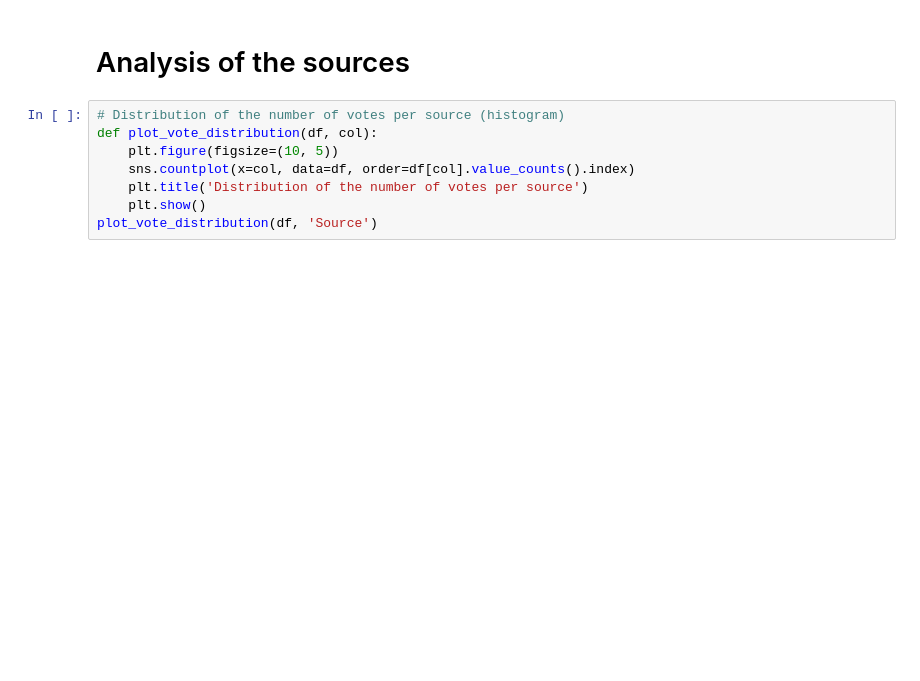
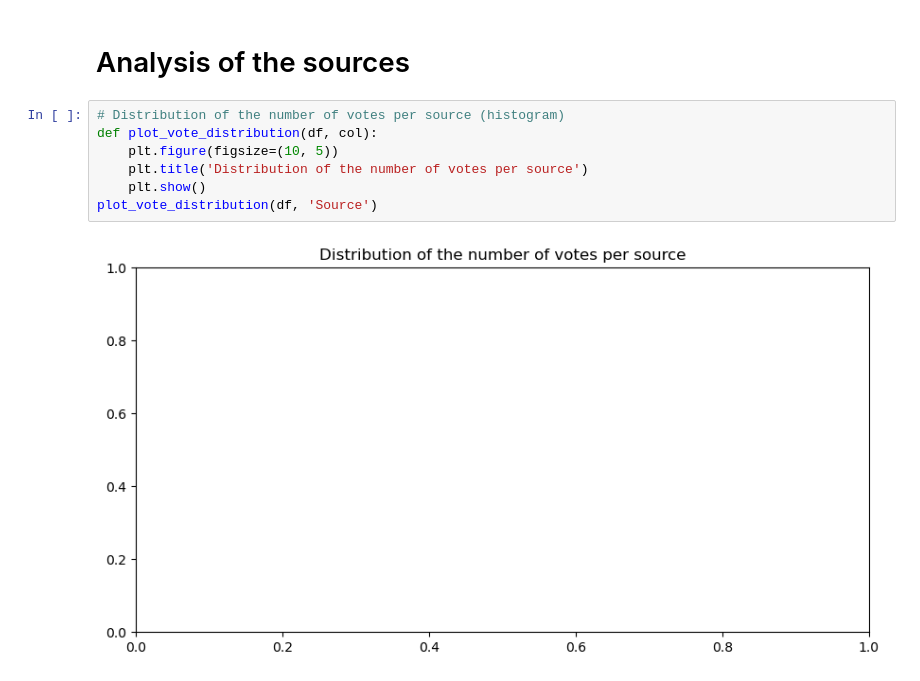
Before and after one commit to epfl-ada/ada-2023-project-abracadabra, a Jupyter notebook: time_series2.ipynb, the cells around one changed output. Saved outputs shown, nothing was run; the diff lists cells and outputs as text; blank space fills up the shorter version.

```diff
--- a/time_series2.ipynb
+++ b/time_series2.ipynb
@@ -170,11 +155,12 @@ plot_prediction_scores(scores)
 # %%
 # Distribution of the number of votes per source (histogram)
 def plot_vote_distribution(df, col):
     plt.figure(figsize=(10, 5))
-    sns.countplot(x=col, data=df, order=df[col].value_counts().index)
     plt.title('Distribution of the number of votes per source')
     plt.show()
 plot_vote_distribution(df, 'Source')
+# %% [output]
+[figure, added]
 # %%
 # Distribution of the number of votes per source and per round of election
 def plot_vote_distribution_by_round(df, col):
```
Also changed, not shown: parts of 10 cells of this notebook, 10 other files.
